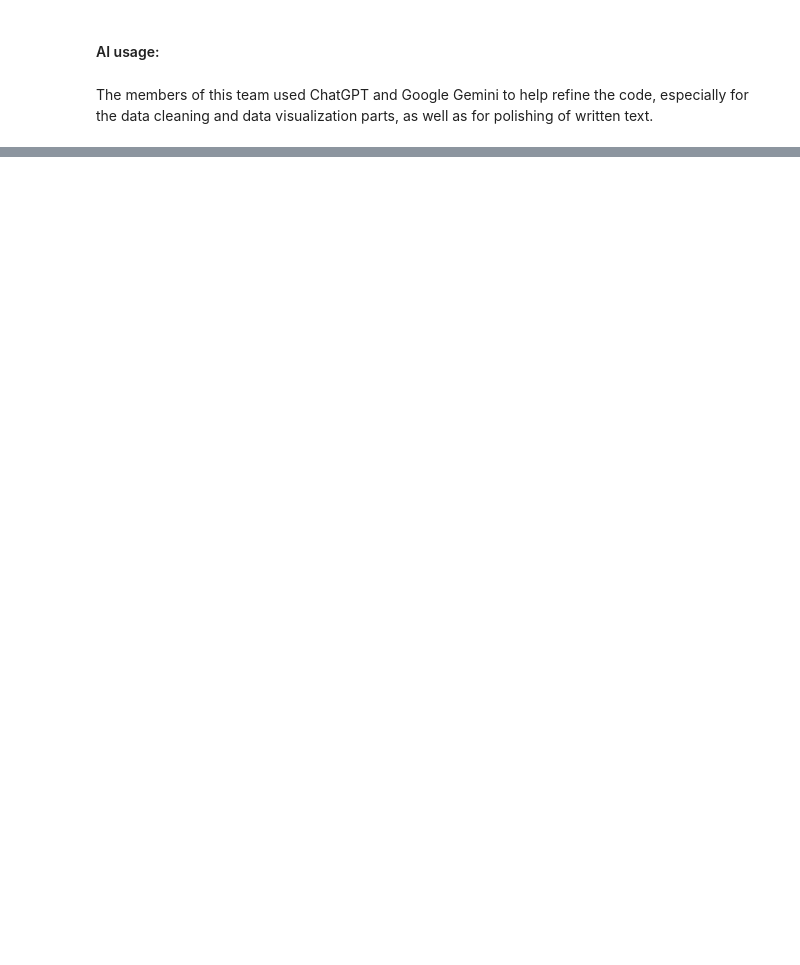
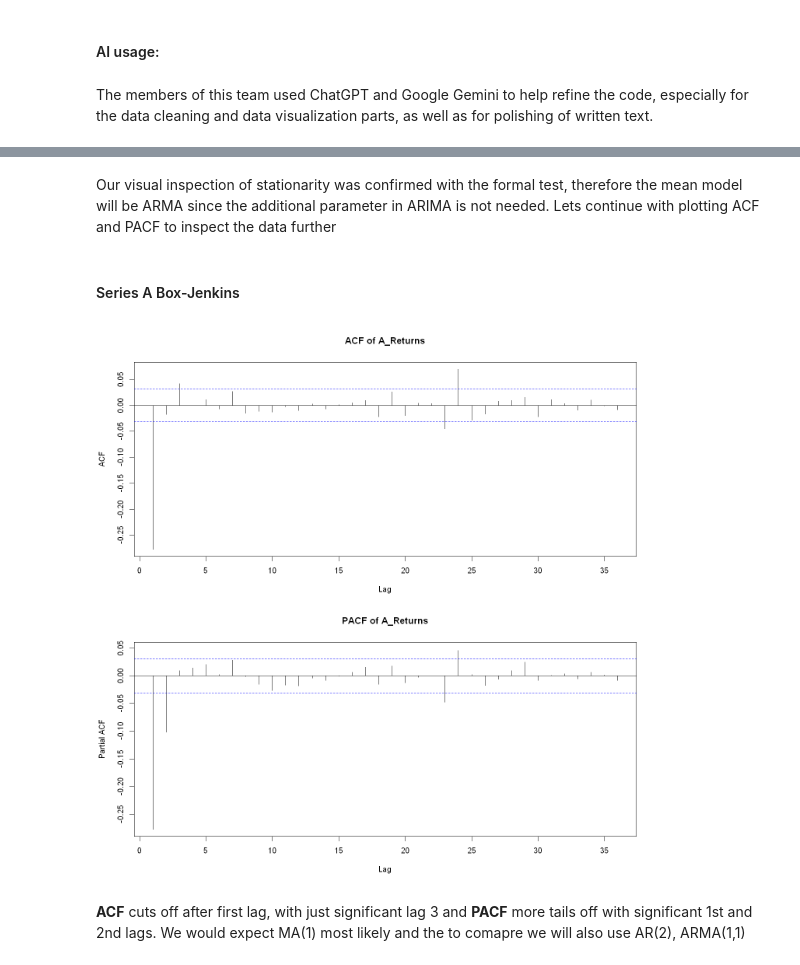
Before and after one commit to ahojdobryden/FiCox, a Jupyter notebook: HA2/HW2.ipynb, the cells around one changed output, grey strips where cells are left out. Saved outputs shown, nothing was run; the diff lists cells and outputs as text; code cells hidden in the pictures; blank space fills up the shorter version.

```diff
--- a/HA2/HW2.ipynb
+++ b/HA2/HW2.ipynb
@@ -191,0 +247,14 @@ The members of this team used ChatGPT and Google Gemini to help refine the code,
+# %% [markdown]
+Our visual inspection of stationarity was confirmed with the formal test, therefore the mean model will be ARMA since the additional parameter in ARIMA is not needed.
+Lets continue with plotting ACF and PACF to inspect the data further
+# %% [markdown]
+#### Series A Box-Jenkins
+# %%
+options(repr.plot.width = 12, repr.plot.height = 12)
+par(mfrow = c(2, 1))
+Acf(series_A$ret, main="ACF of A_Returns")
+Pacf(series_A$ret, main="PACF of A_Returns")
+# %% [output]
+[figure, added]
+# %% [markdown]
+**ACF** cuts off after first lag, with just significant lag 3 and **PACF** more tails off with significant 1st and 2nd lags. We would expect MA(1) most likely and the to comapre we will also use AR(2), ARMA(1,1)
```
Also changed, not shown: parts of 17 cells of this notebook.
